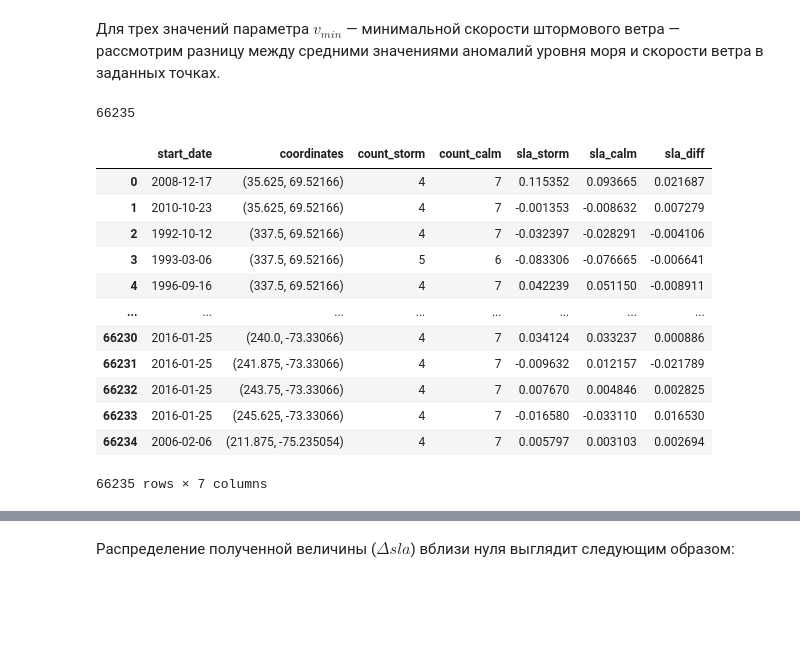
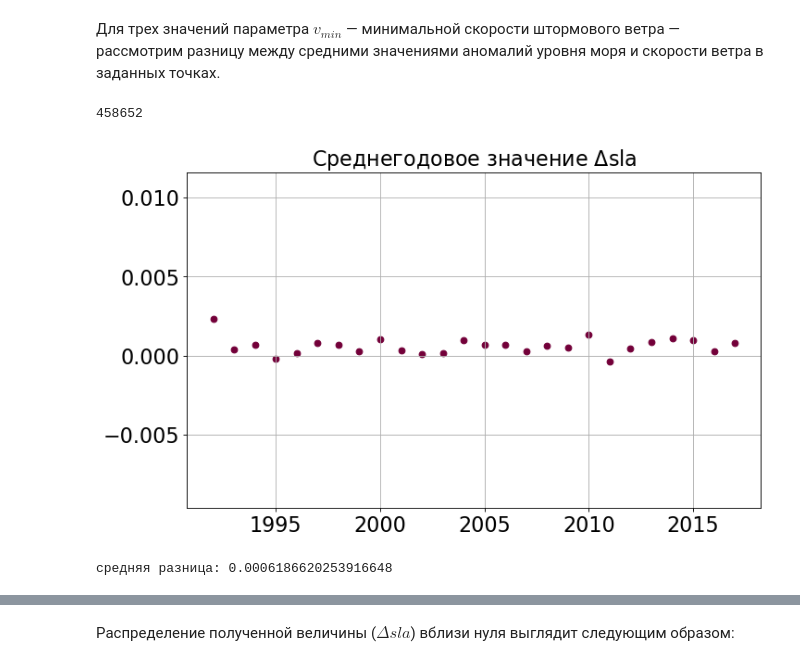
Before and after one commit to ebsamorodova/SlaAndWindProject, a Jupyter notebook: GetSubsetsProbabilityDifference.ipynb, the cells around one changed output, grey strips where cells are left out. Saved outputs shown, nothing was run; the diff lists cells and outputs as text; code cells hidden in the pictures; blank space fills up the shorter version.

```diff
--- a/GetSubsetsProbabilityDifference.ipynb
+++ b/GetSubsetsProbabilityDifference.ipynb
@@ -20,8 +22,8 @@ dates = wind_df.columns
 # %% [markdown]
 Для трех значений параметра $v_{min}$ — минимальной скорости штормового ветра — рассмотрим разницу между средними значениями аномалий уровня моря и скорости ветра в заданных точках.
 # %%
-storm_wind_speed = 15 # [10 / 1.5, 10, 10 * 1.5]
 storms = []
+storms_file = open("storms_{}.txt".format(storm_wind_speed), "w")
 for i in range(len(coordinates)):
     index = coordinates[i]
 
@@ -37,11 +39,14 @@ for i in range(len(coordinates)):
                     count_calm += (wind_df.iloc[i, j + shift] < storm_wind_speed)
 
             if count_storm >= 4 and count_calm >= 4 and count_storm + count_calm == SUBSET_LEN:
+                cur_row = [count_storm, count_calm, i, j]
+                print(" ".join(map(str, cur_row)), file=storms_file)
                 storms.append([count_storm, count_calm, i, j]) # начало шторма
             j += SUBSET_LEN
+storms_file.close()
 print(len(storms))
 # %% [output]
-66235
+458652
 # %%
 N_subsets = len(storms)
 source_rows_list = []
@@ -70,19 +75,3 @@ for index in range(N_subsets):
 source_subsets_df = pd.DataFrame(source_rows_list,
         columns=["start_date", "coordinates", "count_storm", "count_calm", "sla_storm", "sla_calm", "sla_diff"])
 sla_diff = source_subsets_df.sla_diff.to_numpy()
-# %%
-source_subsets_df
-# %% [output]
-|  | start_date | coordinates | count_storm | count_calm | sla_storm | sla_calm | sla_diff |
-| 0 | 2008-12-17 | (35.625, 69.52166) | 4 | 7 | 0.115352 | 0.093665 | 0.021687 |
-| 1 | 2010-10-23 | (35.625, 69.52166) | 4 | 7 | -0.001353 | -0.008632 | 0.007279 |
-| 2 | 1992-10-12 | (337.5, 69.52166) | 4 | 7 | -0.032397 | -0.028291 | -0.004106 |
-| 3 | 1993-03-06 | (337.5, 69.52166) | 5 | 6 | -0.083306 | -0.076665 | -0.006641 |
-| 4 | 1996-09-16 | (337.5, 69.52166) | 4 | 7 | 0.042239 | 0.051150 | -0.008911 |
-| ... | ... | ... | ... | ... | ... | ... | ... |
-| 66230 | 2016-01-25 | (240.0, -73.33066) | 4 | 7 | 0.034124 | 0.033237 | 0.000886 |
-| 66231 | 2016-01-25 | (241.875, -73.33066) | 4 | 7 | -0.009632 | 0.012157 | -0.021789 |
-| 66232 | 2016-01-25 | (243.75, -73.33066) | 4 | 7 | 0.007670 | 0.004846 | 0.002825 |
-| 66233 | 2016-01-25 | (245.625, -73.33066) | 4 | 7 | -0.016580 | -0.033110 | 0.016530 |
-| 66234 | 2006-02-06 | (211.875, -75.235054) | 4 | 7 | 0.005797 | 0.003103 | 0.002694 |
-66235 rows × 7 columns
@@ -89,3 +81,25 @@ source_subsets_df
+# %%
+source_years = source_subsets_df.apply(lambda x: int(x.start_date[:4]), axis=1)
+
+year_sla_diff = []
+start_year = 1992
+finish_year = 2018
+for cur_year in range(start_year, finish_year):
+    cur_year_df = source_subsets_df[source_years == cur_year]
+    mean_sla_calm = cur_year_df.sla_calm.mean()
+    mean_sla_storm = cur_year_df.sla_storm.mean()
+    year_sla_diff.append(mean_sla_storm - mean_sla_calm)
+
+fig = plt.figure(dpi=DPI, figsize=FIGSIZE)
+plt.scatter(np.arange(start_year, finish_year), year_sla_diff, color="xkcd:merlot")
+plt.title("Среднегодовое значение $\Delta$sla", fontsize=20)
+plt.grid(True)
+plt.show()
+
+print("средняя разница:", np.array(year_sla_diff).mean())
+# %% [output]
+[figure, added]
+средняя разница: 0.0006186620253916648
 # %%
 fig = plt.figure(dpi=DPI, figsize=FIGSIZE)
 abs_max = abs(sla_diff).max()
```
Also changed, not shown: parts of 40 cells of this notebook, 1 other file.
